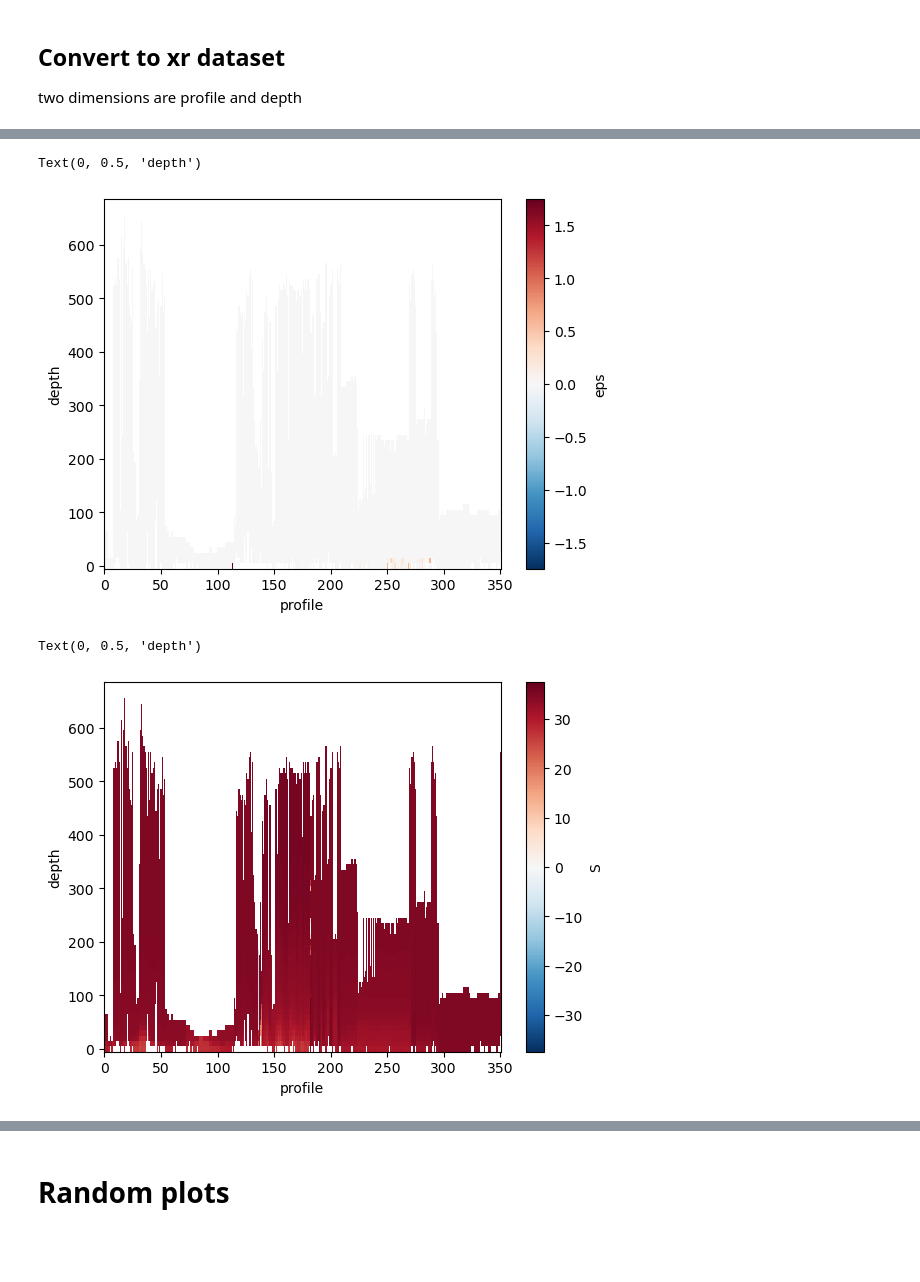
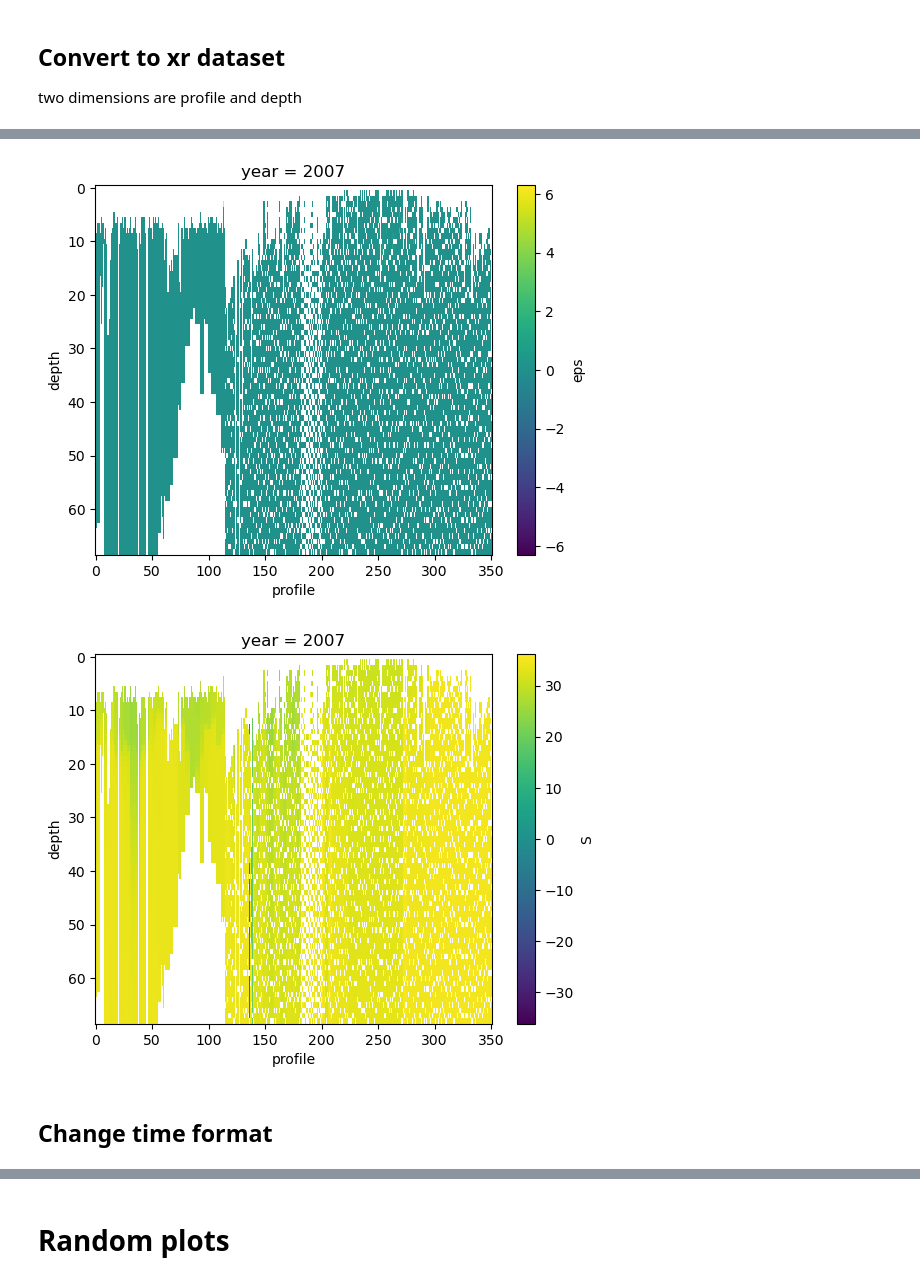
Before and after one commit to lisanneblok/ArcticTurbulence, a Jupyter notebook: preprocessing/alberto_mat.ipynb, the cells around one changed output, grey strips where cells are left out. Drawn from its saved outputs; the diff is of its cells as text; code cells hidden in the pictures; blank space fills up the shorter version.

```diff
--- a/preprocessing/alberto_mat.ipynb
+++ b/preprocessing/alberto_mat.ipynb
@@ -102,6 +89,9 @@ density = fillnan(density)
 N2 = fillnan(N2)
 eps = fillnan(eps)
 k = fillnan(k)
+# %%
+# fill the empty sub-arrays with NaNs
+time = np.array([arr if arr.size != 0 else np.array(np.nan) for arr in time], dtype=object)
 # %%
 def take_mean(array, depth_array, num, digitized, bin_edges):
     #if len(array[num]) < depth_array:
@@ -112,13 +102,13 @@ def take_mean(array, depth_array, num, digitized, bin_edges):
 # Create empty dictionary to store DataArrays
 data_vars = {}
 
-n = 10 # depth_interval
+n = 1 # depth_interval
 bin_edges = np.arange(0, n*70, n)
 
 # loop through all arrays and bin them
 for num, arr in enumerate(depth):
     digitized = np.digitize(arr, bin_edges)
-    # start counting at one so the 0-10 interval fits with the 0m depth
+    # start counting at one so the 0-1 interval fits with the 0m depth
     T_mean= take_mean(T, arr, num, digitized, bin_edges)
     S_mean= take_mean(S, arr, num, digitized, bin_edges)
 
@@ -126,7 +116,6 @@ for num, arr in enumerate(depth):
     #N2_mean= take_mean(N2, arr, num, digitized, bin_edges)
     eps_mean = take_mean(eps, arr, num, digitized, bin_edges)
     #k_mean= take_mean(k, arr, num, digitized, bin_edges)
-    #data_S = xr.DataArray(S_mean, dims=("depth",), coords={"depth": bin_edges[:-1]})
 
     # create a new variable for each profile that contains both T and S data
     data_vars[f"profile_{num}"] = xr.Dataset({
@@ -140,6 +129,11 @@ for num, arr in enumerate(depth):
 
     data_vars[f"profile_{num}"].coords["longitude"] = lon_profiles[num]
     data_vars[f"profile_{num}"].coords["latitude"] = lat_profiles[num]
+    data_vars[f"profile_{num}"].coords["year"] = year[num]
+    data_vars[f"profile_{num}"].coords["time"] = time[num]
 
 # Combine all profiles into a single dataset
 ds = xr.combine_nested(list(data_vars.values()), concat_dim="profile")
+# %%
+# trace back depth as a variable from pressure (how useful?)
+ds["P"] = ds.depth # pressure in dbar to z
@@ -159,26 +155,22 @@ Text(0, 0.5, 'depth')
 # %%
-# create a transposed dataset
-ds_transposed = ds.transpose("depth", "profile")
-
 # plot the eps variable with transposed coordinates
-ds_transposed.eps.plot()
+ds_transposed.eps.plot(cmap='viridis')
 
 # add axis labels
 plt.xlabel("profile")
 plt.ylabel("depth")
+plt.gca().invert_yaxis()
 # %% [output]
-Text(0, 0.5, 'depth')
-[figure, old version]
+[figure, new version]
 # %%
-# create a transposed dataset
-ds_transposed = ds.transpose("depth", "profile")
-
 # plot the eps variable with transposed coordinates
-ds_transposed.S.plot()
+ds_transposed.S.plot(cmap='viridis')
 
 # add axis labels
 plt.xlabel("profile")
 plt.ylabel("depth")
+plt.gca().invert_yaxis()
 # %% [output]
-Text(0, 0.5, 'depth')
-[figure, old version]
+[figure, new version]
+# %% [markdown]
+## Change time format
```
Also changed, not shown: parts of 23 cells of this notebook, 4 other files.
